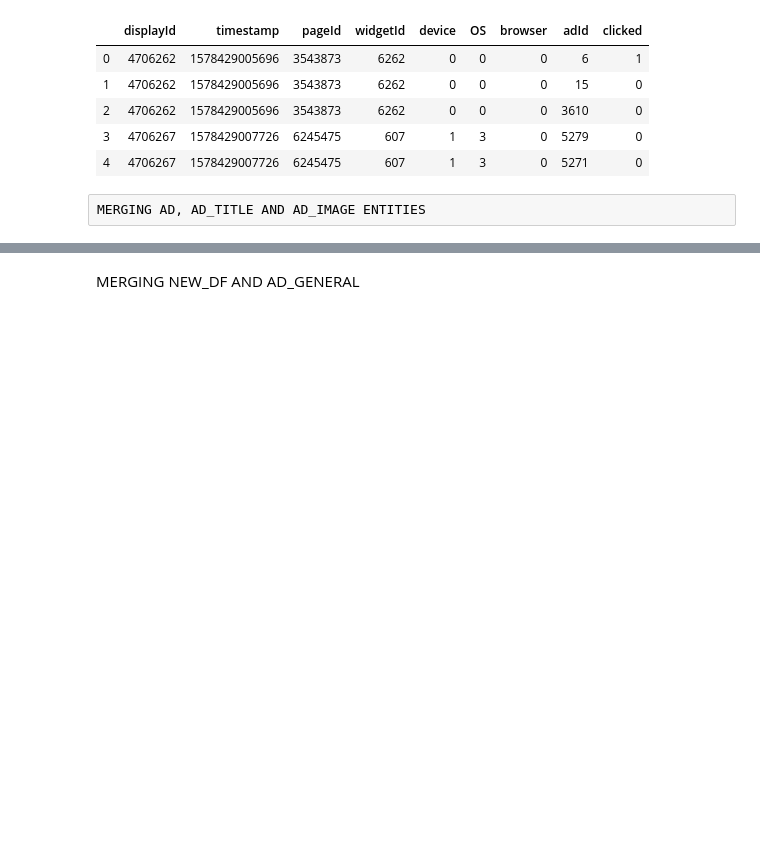
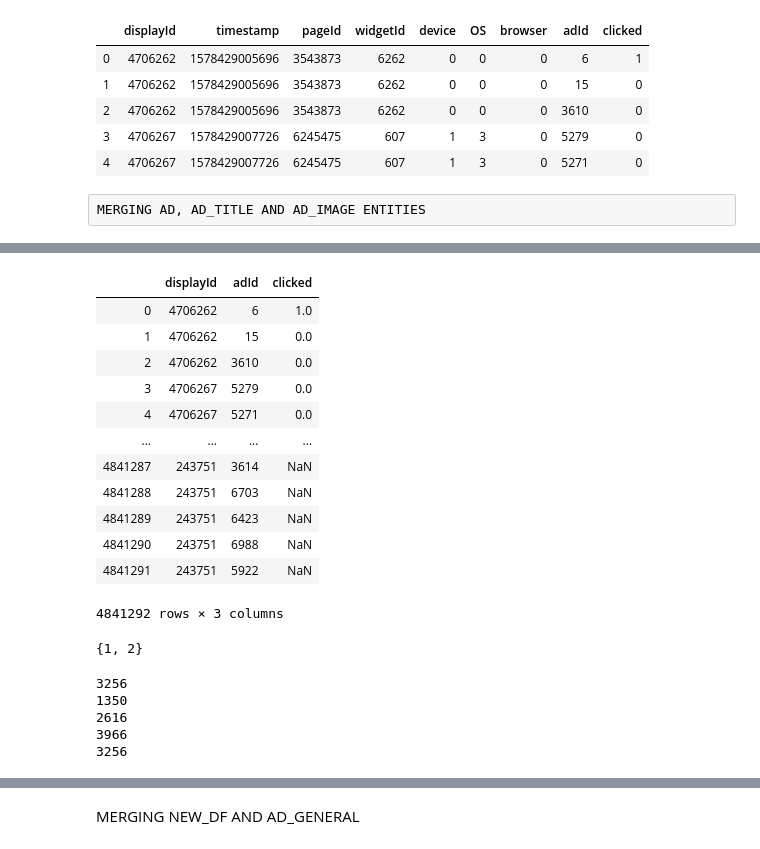
Before and after one commit to sajjad-yazdanparast/data-days, a Jupyter notebook: main.ipynb, the cells around one changed output, grey strips where cells are left out. Saved outputs shown, nothing was run; the diff lists cells and outputs as text; code cells hidden in the pictures; blank space fills up the shorter version.

```diff
--- a/main.ipynb
+++ b/main.ipynb
@@ -155,0 +196,38 @@ pp
+# %%
+very_new_df = event[['displayId']].merge(kir)
+very_new_df
+# %% [output]
+|  | displayId | adId | clicked |
+| 0 | 4706262 | 6 | 1.0 |
+| 1 | 4706262 | 15 | 0.0 |
+| 2 | 4706262 | 3610 | 0.0 |
+| 3 | 4706267 | 5279 | 0.0 |
+| 4 | 4706267 | 5271 | 0.0 |
+| ... | ... | ... | ... |
+| 4841287 | 243751 | 3614 | NaN |
+| 4841288 | 243751 | 6703 | NaN |
+| 4841289 | 243751 | 6423 | NaN |
+| 4841290 | 243751 | 6988 | NaN |
+| 4841291 | 243751 | 5922 | NaN |
+4841292 rows × 3 columns
+# %%
+set([1,1,2])
+# %% [output]
+{1, 2}
+# %%
+print(len(very_new_df['adId'].unique()))
+print(len(click_test['adId'].unique()))
+print(len(click_train['adId'].unique()))
+
+print(len(click_test['adId'].unique()) + len(click_train['adId'].unique()))
+kke1 = list(click_test['adId'])
+kke2 = list(click_train['adId'])
+kke3 = kke1 + kke2
+kke3 = set(kke3)
+print(len(kke3))
+# %% [output]
+3256
+1350
+2616
+3966
+3256
```
Also changed, not shown: parts of 19 cells of this notebook.
